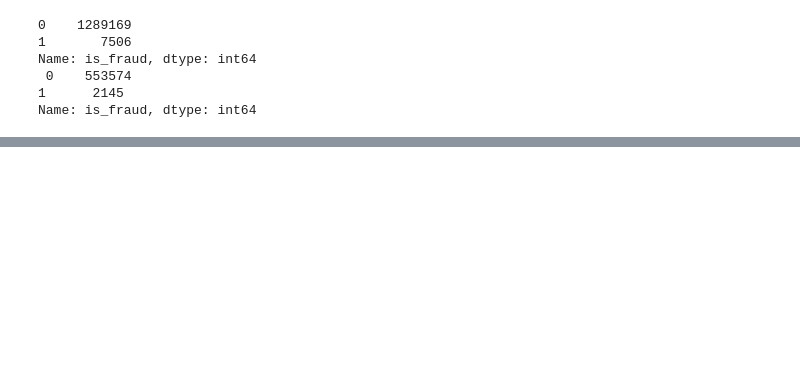
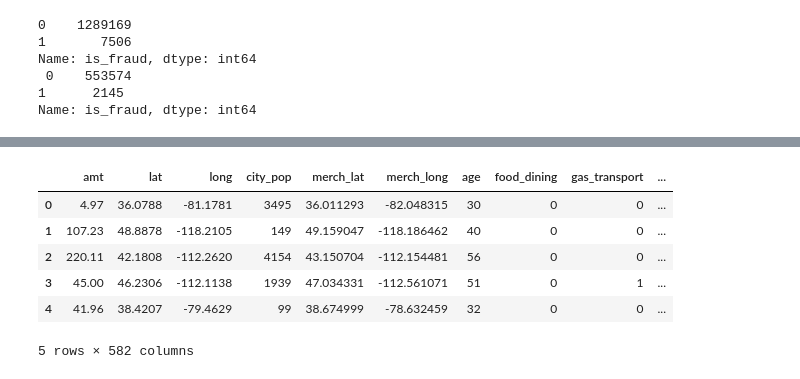
Before and after one commit to Arushi04/Predicting-Credit-Card-Fraudulent-Transactions, a Jupyter notebook: Part1-EDA_and_Feature_Engineering.ipynb, the cells around one changed output, grey strips where cells are left out. Cells and saved outputs as stored; diff of their text form; code cells hidden in the pictures; blank space fills up the shorter version.

```diff
--- a/Part1-EDA_and_Feature_Engineering.ipynb
+++ b/Part1-EDA_and_Feature_Engineering.ipynb
@@ -298,3 +346,13 @@ df_train.to_csv("processed_train.csv")
 df_test.to_csv("processed_test.csv")
 y_train.to_csv("y_train.csv")
 y_test.to_csv("y_test.csv")
+# %%
+df_train.head()
+# %% [output]
+|  | amt | lat | long | city_pop | merch_lat | merch_long | age | food_dining | gas_transport | ... |
+| 0 | 4.97 | 36.0788 | -81.1781 | 3495 | 36.011293 | -82.048315 | 30 | 0 | 0 | ... |
+| 1 | 107.23 | 48.8878 | -118.2105 | 149 | 49.159047 | -118.186462 | 40 | 0 | 0 | ... |
+| 2 | 220.11 | 42.1808 | -112.2620 | 4154 | 43.150704 | -112.154481 | 56 | 0 | 0 | ... |
+| 3 | 45.00 | 46.2306 | -112.1138 | 1939 | 47.034331 | -112.561071 | 51 | 0 | 1 | ... |
+| 4 | 41.96 | 38.4207 | -79.4629 | 99 | 38.674999 | -78.632459 | 32 | 0 | 0 | ... |
+5 rows × 582 columns
```
Also changed, not shown: parts of 19 cells of this notebook, 1 other file.
